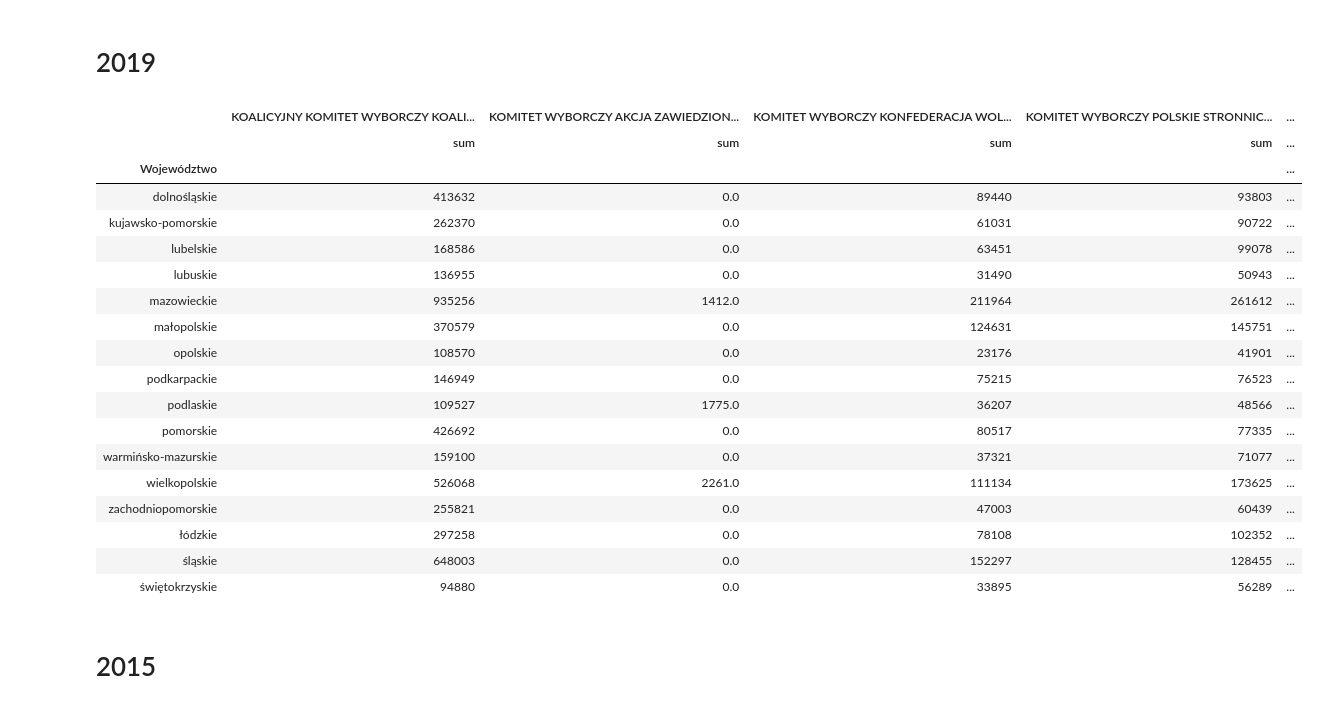
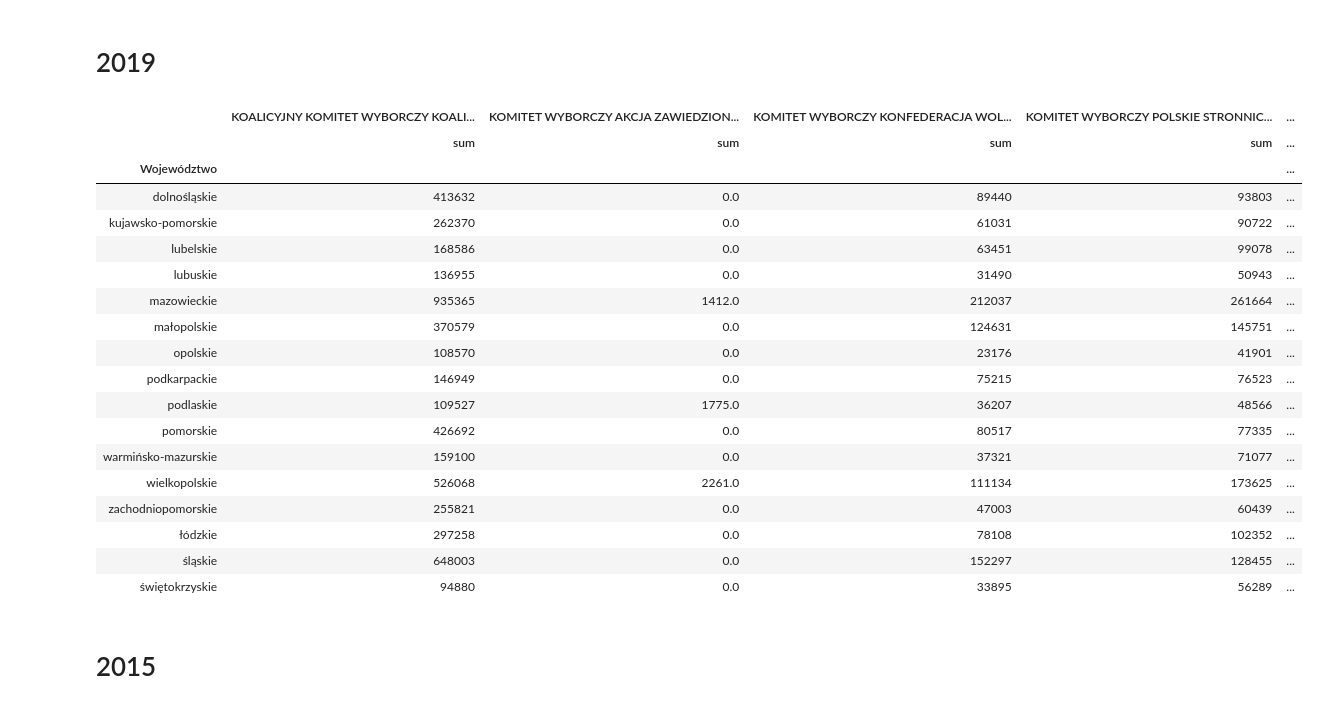
Before and after one commit to MarBry111/Forecast_Election_Poland, a Jupyter notebook: Connect_15_19_to_districts.ipynb, the cells around one changed output. Cells and saved outputs as stored; diff of their text form; code cells hidden in the pictures.

```diff
--- a/Connect_15_19_to_districts.ipynb
+++ b/Connect_15_19_to_districts.ipynb
@@ -3,7 +3,7 @@ import pandas as pd
 # %% [markdown]
 # 2019
 # %%
-df_2019 = pd.read_csv('wyniki_wyborow/2019_O.csv', delimiter =';').fillna(0)
+df_2019 = pd.read_csv('wyniki_wyborow/2019/wyniki_gl_na_listy_po_wojewodztwach_sejm_csv/wyniki_gl_na_listy_po_wojewodztwach_sejm.csv', delimiter =';').fillna(0)
 # %%
 col = df_2019.columns.values.tolist()
 select_col=[ 'Województwo',
@@ -25,16 +25,17 @@ df_2019[select_col]
 df_2019[select_col[1:]] = df_2019[select_col[1:]].apply(pd.to_numeric)
 # %%
 df_output = df_2019[select_col].groupby(to_group).agg(['sum'])
+df_output.to_csv('wyniki_wyborow/2019_O.csv')
 df_output
 # %% [output]
 |  | KOALICYJNY KOMITET WYBORCZY KOALI... | KOMITET WYBORCZY AKCJA ZAWIEDZION... | KOMITET WYBORCZY KONFEDERACJA WOL... | KOMITET WYBORCZY POLSKIE STRONNIC... | ... |
 |  | sum | sum | sum | sum | ... |
 | Województwo |  |  |  |  | ... |
 | dolnośląskie | 413632 | 0.0 | 89440 | 93803 | ... |
 | kujawsko-pomorskie | 262370 | 0.0 | 61031 | 90722 | ... |
 | lubelskie | 168586 | 0.0 | 63451 | 99078 | ... |
 | lubuskie | 136955 | 0.0 | 31490 | 50943 | ... |
-| mazowieckie | 935256 | 1412.0 | 211964 | 261612 | ... |
+| mazowieckie | 935365 | 1412.0 | 212037 | 261664 | ... |
 | małopolskie | 370579 | 0.0 | 124631 | 145751 | ... |
 | opolskie | 108570 | 0.0 | 23176 | 41901 | ... |
 | podkarpackie | 146949 | 0.0 | 75215 | 76523 | ... |
```
Also changed, not shown: parts of 3 cells of this notebook, 17 other files.
